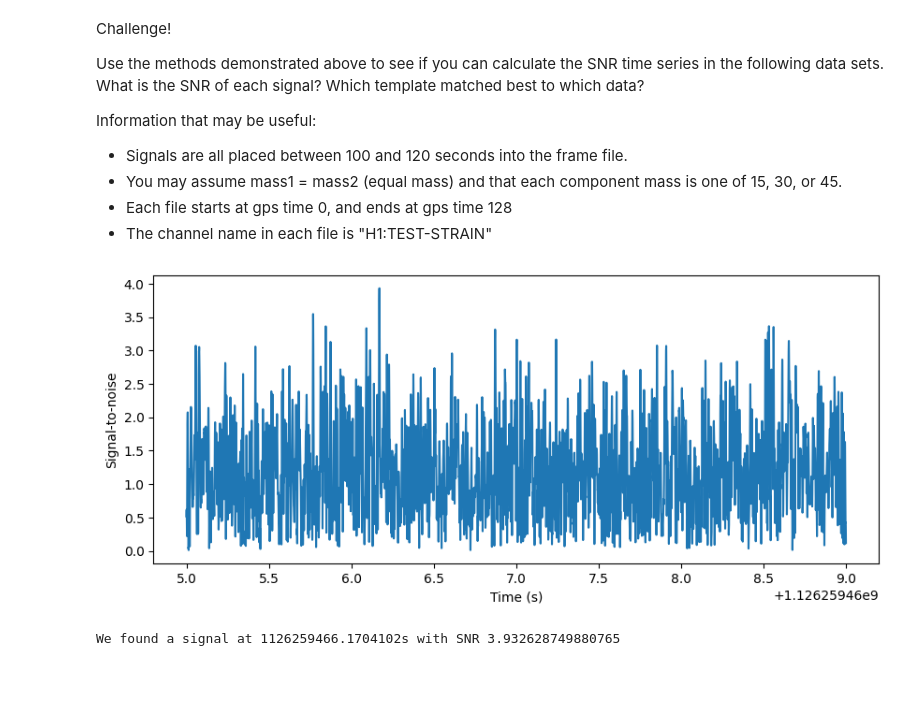
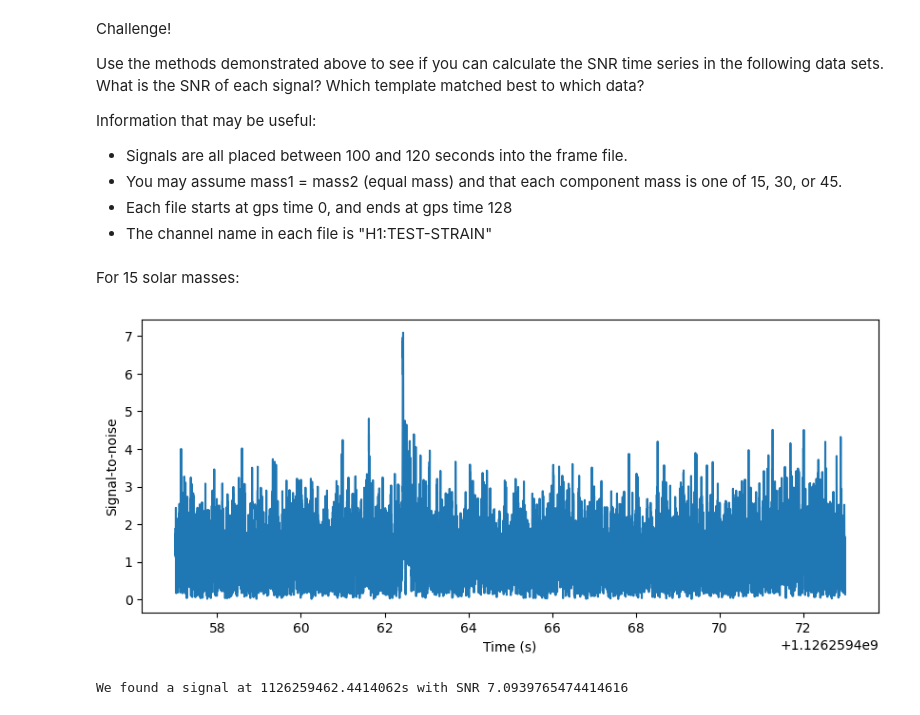
Before and after one commit to norrismeg/odw, a Jupyter notebook: Tutorials/Day_2/Tuto_2.2_Matched_Filtering_In_action.ipynb, the cells around one changed output. Drawn from its saved outputs; the diff is of its cells as text; code cells hidden in the pictures; blank space fills up the shorter version.

```diff
--- a/Tutorials/Day_2/Tuto_2.2_Matched_Filtering_In_action.ipynb
+++ b/Tutorials/Day_2/Tuto_2.2_Matched_Filtering_In_action.ipynb
@@ -302,6 +302,8 @@ start = 0
 end = start + 128
 
 ts = read_frame(file_name, channel_name, start, end)
+# %% [markdown]
+For 15 solar masses:
 # %%
 from pycbc.waveform import get_td_waveform
 
@@ -319,36 +321,36 @@ template1 = hp1.cyclic_time_shift(hp1.start_time)
 # %%
 from pycbc.filter import matched_filter
 import numpy
 
-snr1 = matched_filter(template, conditioned,
+snr1 = matched_filter(template1, conditioned,
                      psd=psd, low_frequency_cutoff=20)
 
 # Remove time corrupted by the template filter and the psd filter
 # We remove 4 seconds at the beginning and end for the PSD filtering
 # And we remove 4 additional seconds at the beginning to account for
 # the template length (this is somewhat generous for
 # so short a template). A longer signal such as from a BNS, would
 # require much more padding at the beginning of the vector.
-snr = snr.crop(4 + 4, 4)
+snr1 = snr1.crop(4 + 4, 4)
 
 # Why are we taking an abs() here?
 # The `matched_filter` function actually returns a 'complex' SNR.
 # What that means is that the real portion corresponds to the SNR
 # associated with directly filtering the template with the data.
 # The imaginary portion corresponds to filtering with a template that
 # is 90 degrees out of phase. Since the phase of a signal may be
 # anything, we choose to maximize over the phase of the signal.
 plt.figure(figsize=[10, 4])
-plt.plot(snr.sample_times, abs(snr))
+plt.plot(snr1.sample_times, abs(snr1))
 plt.ylabel('Signal-to-noise')
 plt.xlabel('Time (s)')
 plt.show()
 
-peak = abs(snr).numpy().argmax()
-snrp = snr[peak]
-time = snr.sample_times[peak]
+peak1 = abs(snr1).numpy().argmax()
+snrp1 = snr1[peak1]
+time1 = snr1.sample_times[peak1]
 
-print("We found a signal at {}s with SNR {}".format(time, abs(snrp)))
+print("We found a signal at {}s with SNR {}".format(time1, abs(snrp1)))
 # %% [output]
-[figure, old version]
+[figure, new version]
-We found a signal at 1126259466.1704102s with SNR 3.932628749880765
+We found a signal at 1126259462.4414062s with SNR 7.0939765474414616
```
Also changed, not shown: parts of 5 cells of this notebook.
